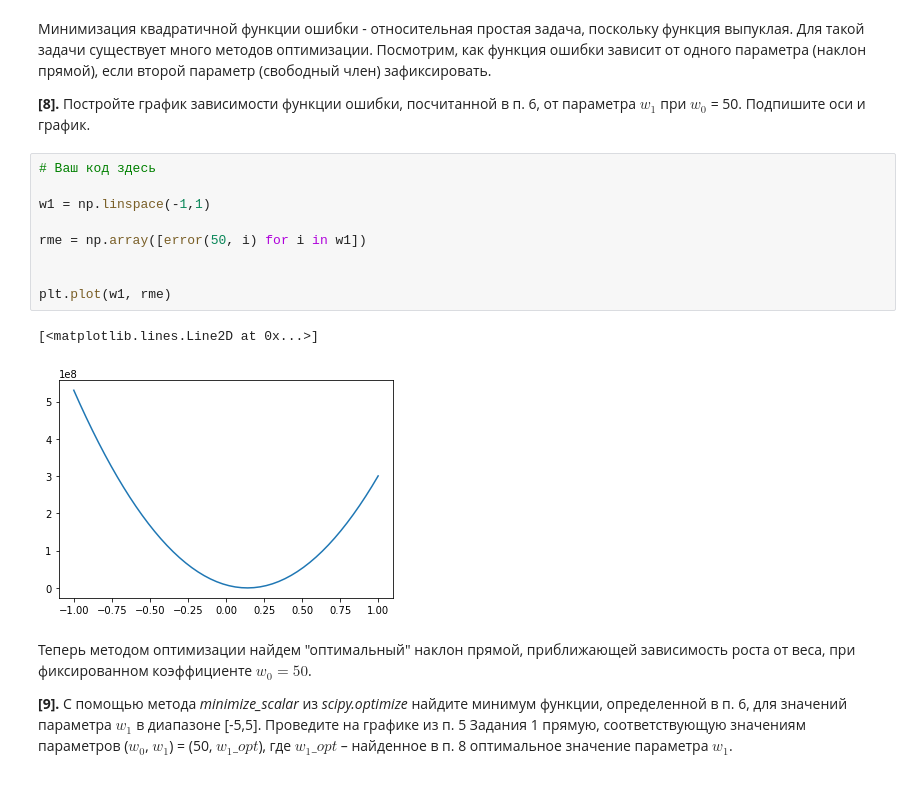
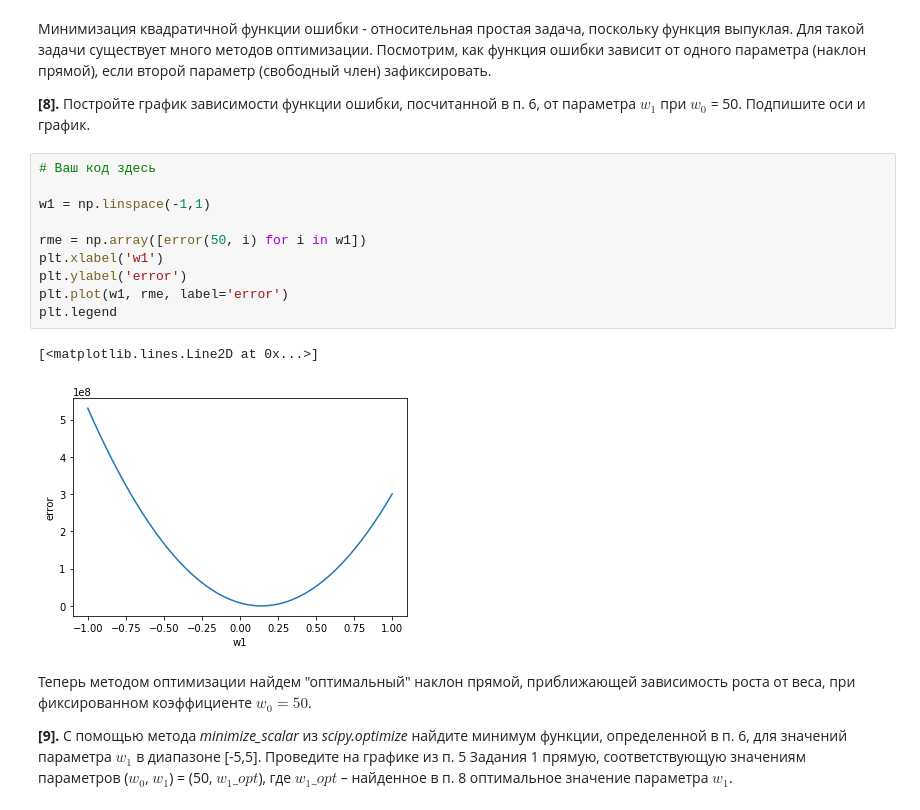
Before and after one commit to nikage/ds-and-ml-course, a Jupyter notebook: task1 2/linreg_height_weight.ipynb, the cells around one changed output. Saved outputs shown, nothing was run; the diff lists cells and outputs as text.

Commit message:
add missed labels

```diff
--- a/task1 2/linreg_height_weight.ipynb
+++ b/task1 2/linreg_height_weight.ipynb
@@ -182,15 +182,16 @@ plt.show()
 # %%
 # Ваш код здесь
 
 w1 = np.linspace(-1,1)
 
 rme = np.array([error(50, i) for i in w1])
-
-
-plt.plot(w1, rme)
+plt.xlabel('w1')
+plt.ylabel('error')
+plt.plot(w1, rme, label='error')
+plt.legend
 # %% [output]
 [<matplotlib.lines.Line2D at 0x...>]
-[figure, old version]
+[figure, new version]
 # %% [markdown]
 Теперь методом оптимизации найдем "оптимальный" наклон прямой, приближающей зависимость роста от веса, при фиксированном коэффициенте $w_0 = 50$.
 
```
Also changed, not shown: parts of 2 cells of this notebook.
